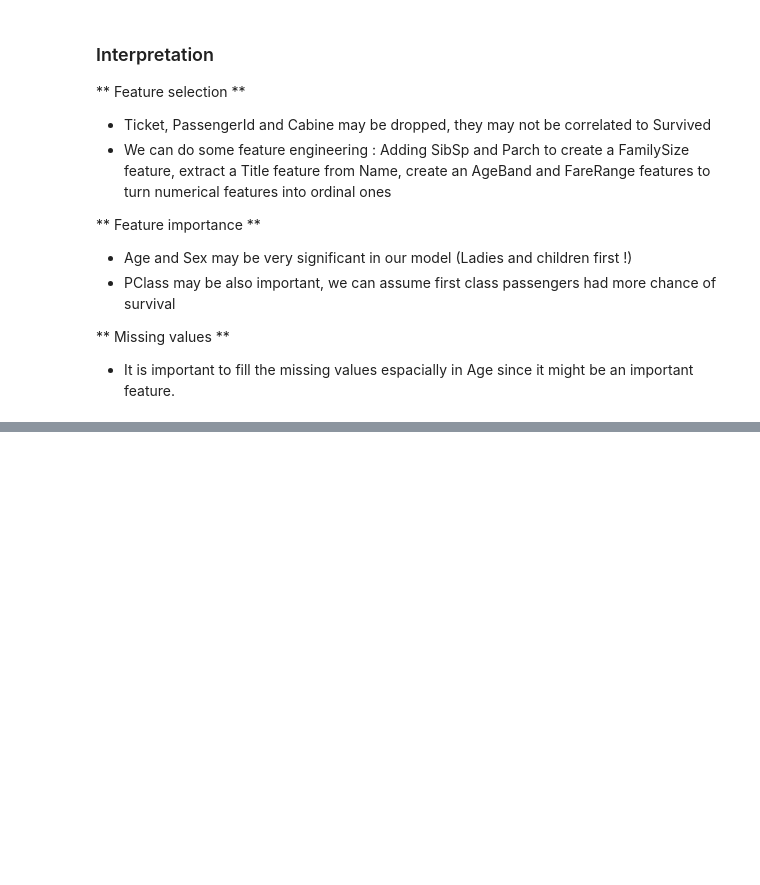
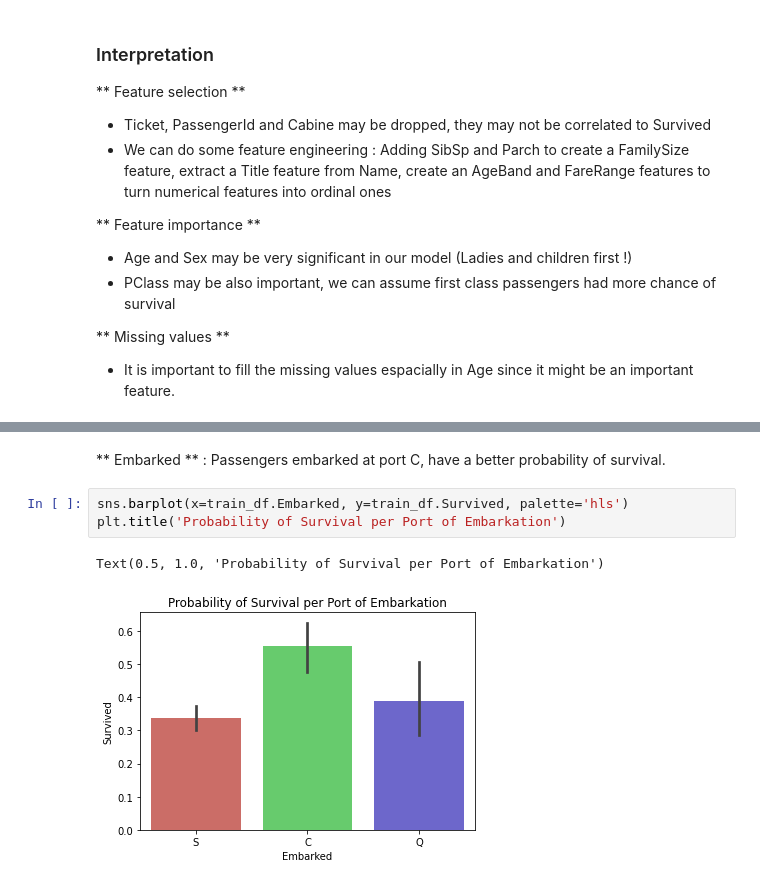
Before and after one commit to kevinassobo/Titanic-Kaggle-Challenge, a Jupyter notebook: titanic_modeling.ipynb, the cells around one changed output, grey strips where cells are left out. Saved outputs shown, nothing was run; the diff lists cells and outputs as text; blank space fills up the shorter version.

```diff
--- a/titanic_modeling.ipynb
+++ b/titanic_modeling.ipynb
@@ -136,0 +162,8 @@ Observations on the categorical features :
+# %% [markdown]
+** Embarked ** : Passengers embarked at port C, have a better probability of survival.
+# %%
+sns.barplot(x=train_df.Embarked, y=train_df.Survived, palette='hls')
+plt.title('Probability of Survival per Port of Embarkation')
+# %% [output]
+Text(0.5, 1.0, 'Probability of Survival per Port of Embarkation')
+[figure, added]
```
Also changed, not shown: parts of 13 cells of this notebook.
